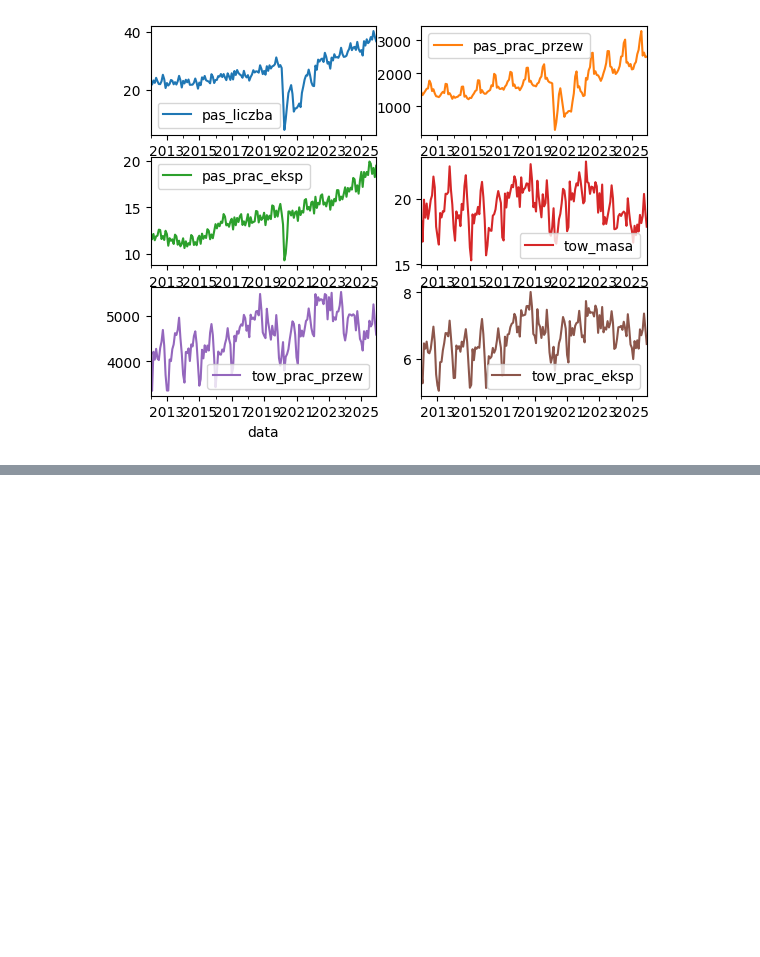
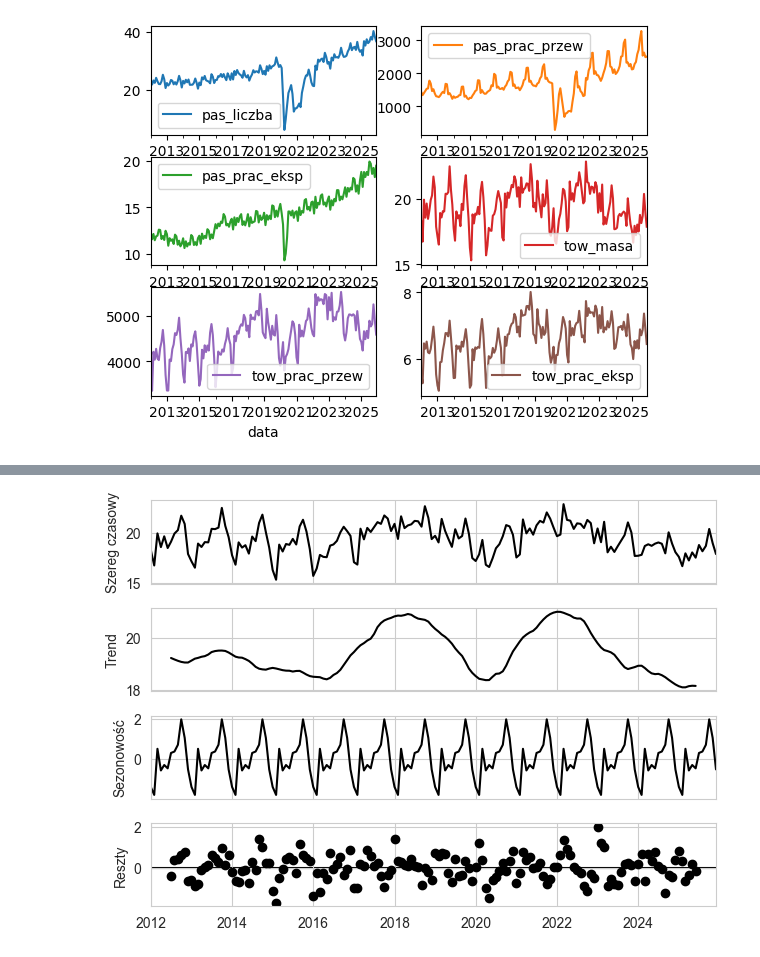
Before and after one commit to przem-pep/praca-magisterska, a Jupyter notebook: python/plotting.ipynb, the cells around one changed output, grey strips where cells are left out. Saved outputs shown, nothing was run; the diff lists cells and outputs as text; code cells hidden in the pictures; blank space fills up the shorter version.

```diff
--- a/python/plotting.ipynb
+++ b/python/plotting.ipynb
@@ -26,0 +69,7 @@ plt.show()
+# %%
+decomp_plot(
+    monthly_data["tow_masa"],
+    file="../figures/tow_masa_decomp.png"
+)
+# %% [output]
+[figure, added]
```
Also changed, not shown: parts of 7 cells of this notebook, 4 other files.
